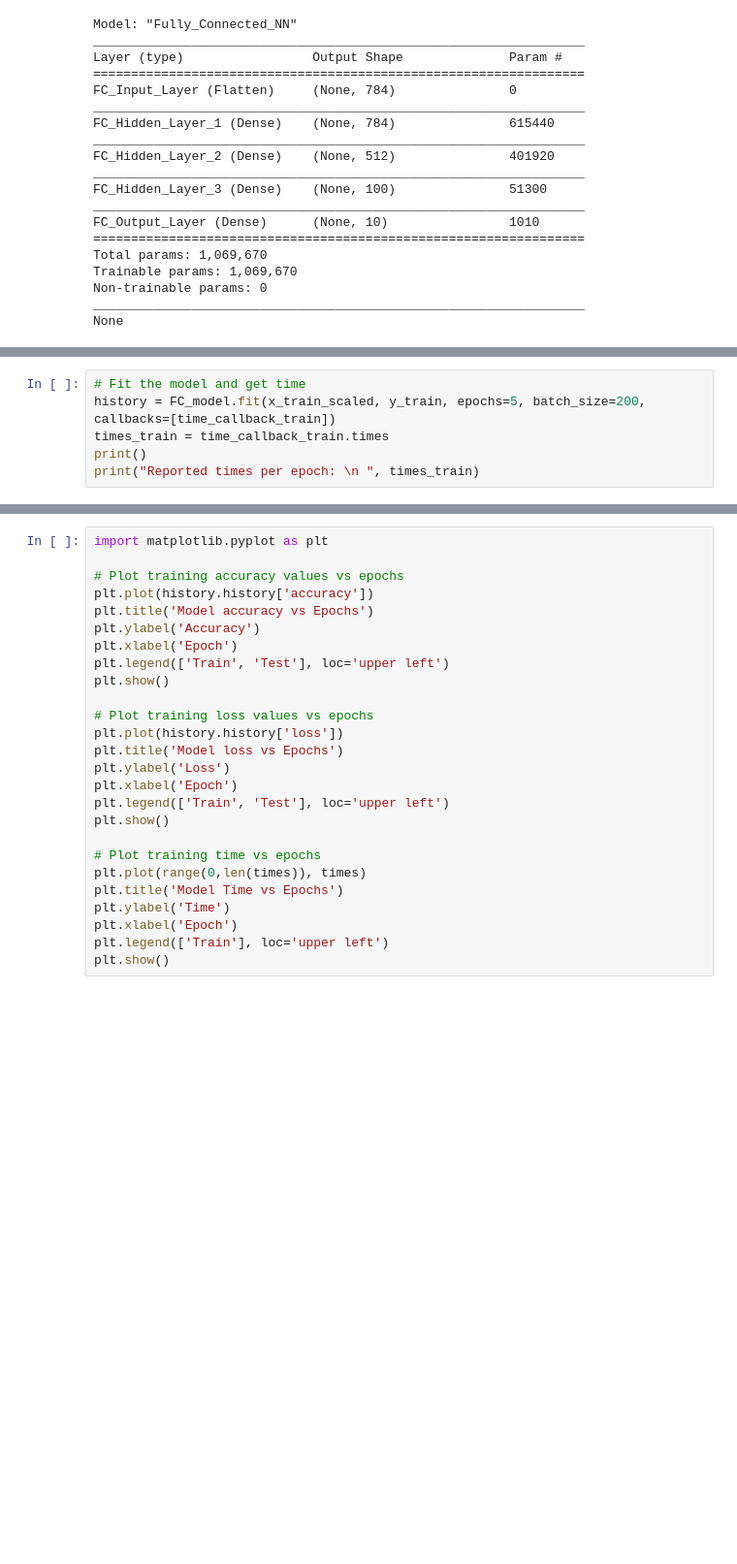
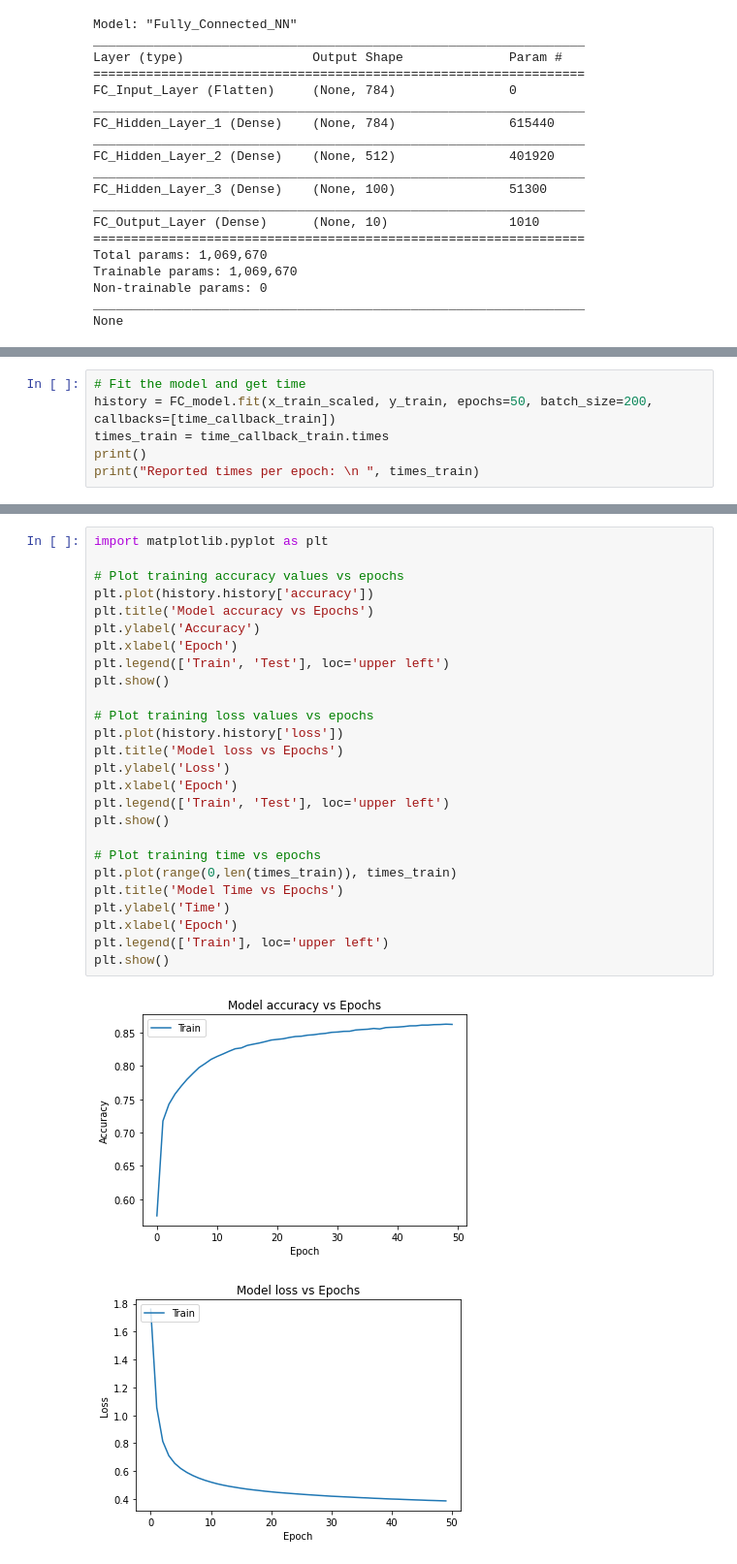
Before and after one commit to cmetzner93/DeepLearning_Project3, a Jupyter notebook: dl_525_proj3.ipynb, the cells around one changed output, grey strips where cells are left out. Shown: that part at 97% size. Drawn from its saved outputs; the diff is of its cells as text; blank space fills up the shorter version.

```diff
--- a/dl_525_proj3.ipynb
+++ b/dl_525_proj3.ipynb
@@ -142,6 +146,6 @@ time_callback_train = TimeHistory()
 # %%
 # Fit the model and get time
-history = FC_model.fit(x_train_scaled, y_train, epochs=5, batch_size=200, callbacks=[time_callback_train])
+history = FC_model.fit(x_train_scaled, y_train, epochs=50, batch_size=200, callbacks=[time_callback_train])
 times_train = time_callback_train.times
 print()
 print("Reported times per epoch: \n ", times_train)
@@ -170,26 +179,29 @@ print(test_end_time)
 # %%
 import matplotlib.pyplot as plt
 
 # Plot training accuracy values vs epochs
 plt.plot(history.history['accuracy'])
 plt.title('Model accuracy vs Epochs')
 plt.ylabel('Accuracy')
 plt.xlabel('Epoch')
 plt.legend(['Train', 'Test'], loc='upper left')
 plt.show()
 
 # Plot training loss values vs epochs
 plt.plot(history.history['loss'])
 plt.title('Model loss vs Epochs')
 plt.ylabel('Loss')
 plt.xlabel('Epoch')
 plt.legend(['Train', 'Test'], loc='upper left')
 plt.show()
 
 # Plot training time vs epochs
-plt.plot(range(0,len(times)), times)
+plt.plot(range(0,len(times_train)), times_train)
 plt.title('Model Time vs Epochs')
 plt.ylabel('Time')
 plt.xlabel('Epoch')
 plt.legend(['Train'], loc='upper left')
 plt.show()
+# %% [output]
+[figure, added]
+[figure, added]
```
Also changed, not shown: parts of 14 cells of this notebook.
